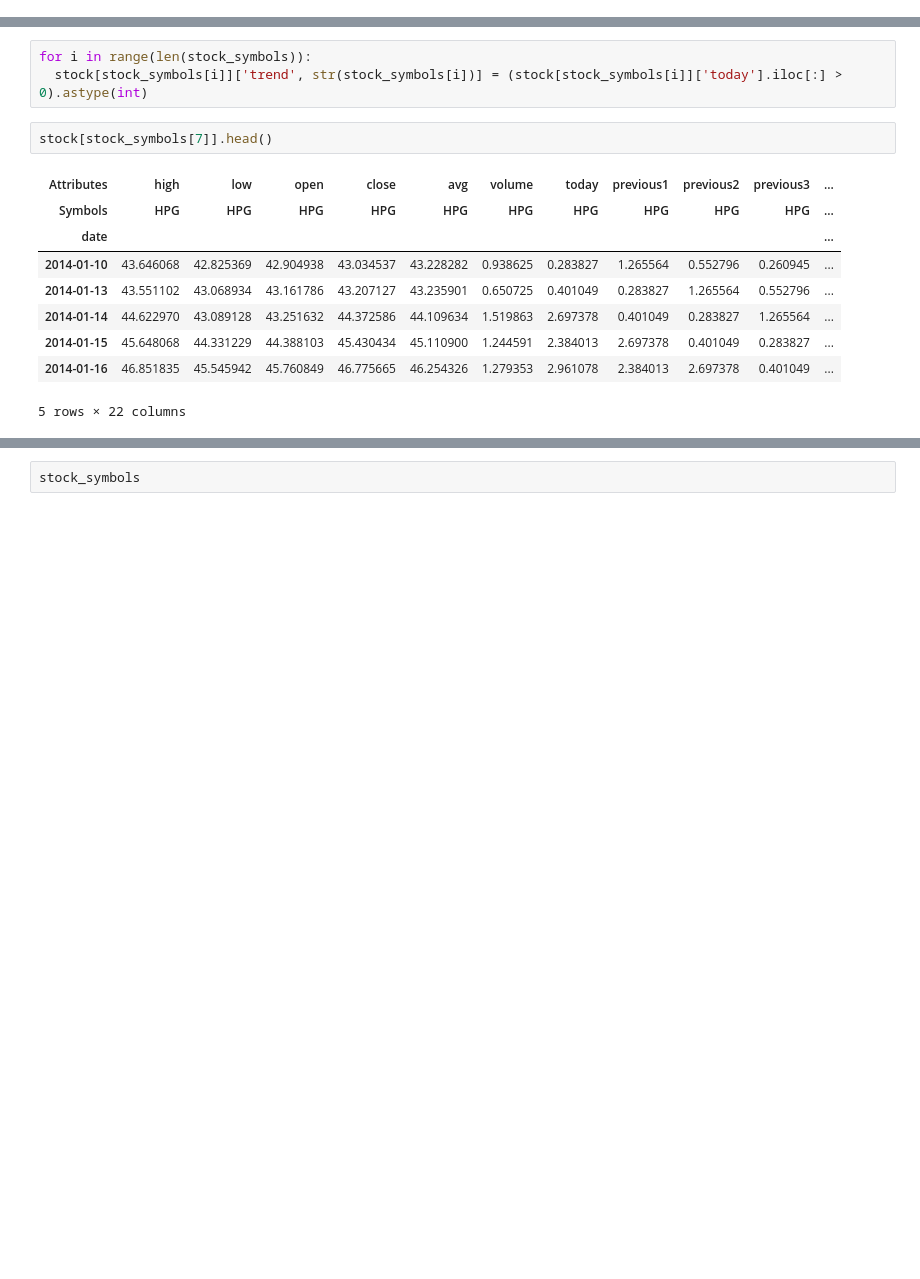
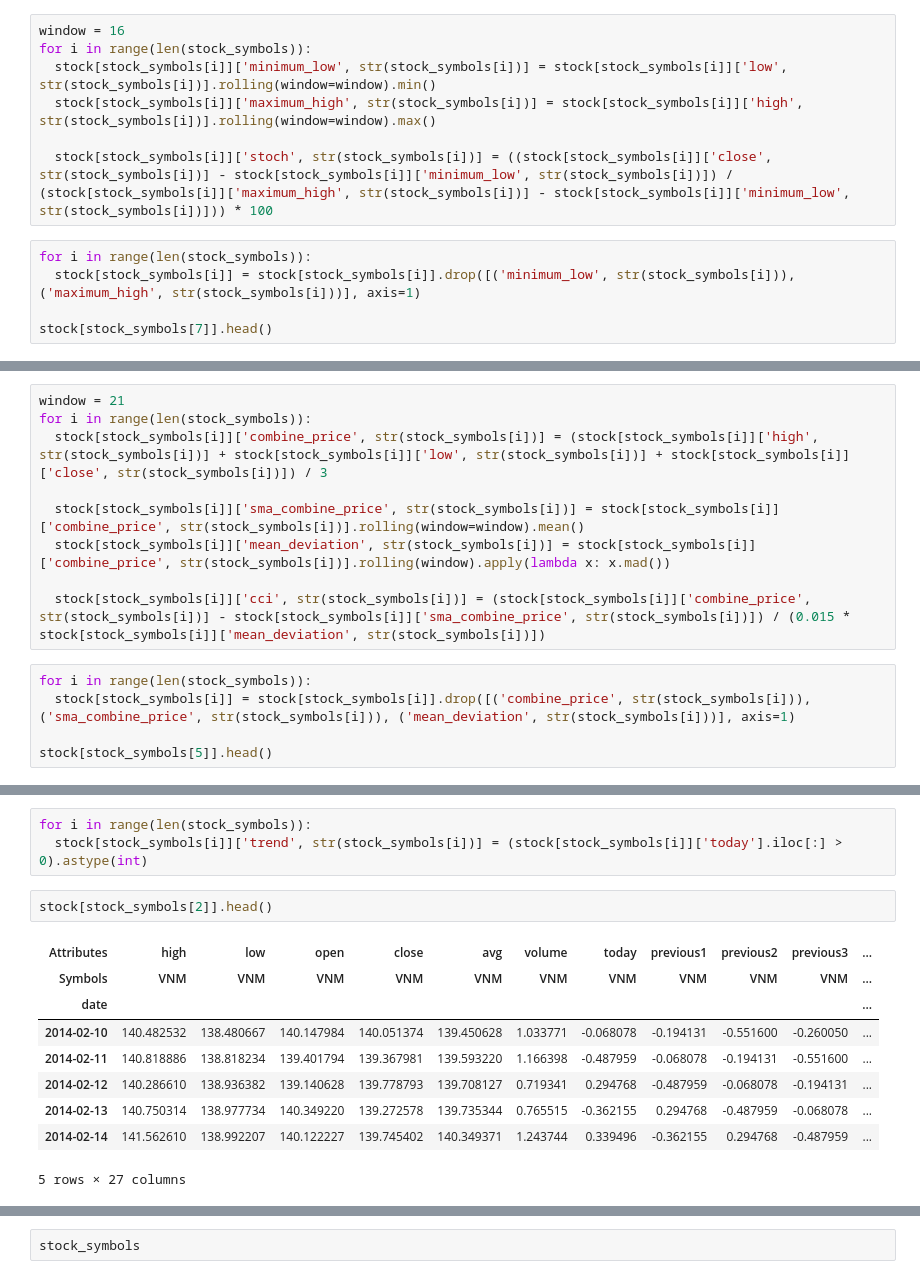
Before and after one commit to akaichi21/StockTrendPrediction, a Jupyter notebook: StockTrendPrediction_LogisticRegression_RandomForest.ipynb, the cells around one changed output, grey strips where cells are left out. Drawn from its saved outputs; the diff is of its cells as text; blank space fills up the shorter version.

```diff
--- a/StockTrendPrediction_LogisticRegression_RandomForest.ipynb
+++ b/StockTrendPrediction_LogisticRegression_RandomForest.ipynb
@@ -236,0 +302,12 @@ stock[stock_symbols[7]].head()
+# %%
+window = 16
+for i in range(len(stock_symbols)):
+  stock[stock_symbols[i]]['minimum_low', str(stock_symbols[i])] = stock[stock_symbols[i]]['low', str(stock_symbols[i])].rolling(window=window).min()
+  stock[stock_symbols[i]]['maximum_high', str(stock_symbols[i])] = stock[stock_symbols[i]]['high', str(stock_symbols[i])].rolling(window=window).max()
+
+  stock[stock_symbols[i]]['stoch', str(stock_symbols[i])] = ((stock[stock_symbols[i]]['close', str(stock_symbols[i])] - stock[stock_symbols[i]]['minimum_low', str(stock_symbols[i])]) / (stock[stock_symbols[i]]['maximum_high', str(stock_symbols[i])] - stock[stock_symbols[i]]['minimum_low', str(stock_symbols[i])])) * 100
+# %%
+for i in range(len(stock_symbols)):
+  stock[stock_symbols[i]] = stock[stock_symbols[i]].drop([('minimum_low', str(stock_symbols[i])), ('maximum_high', str(stock_symbols[i]))], axis=1)
+
+stock[stock_symbols[7]].head()
@@ -269,0 +357,14 @@ stock[stock_symbols[8]].head()
+# %%
+window = 21
+for i in range(len(stock_symbols)):
+  stock[stock_symbols[i]]['combine_price', str(stock_symbols[i])] = (stock[stock_symbols[i]]['high', str(stock_symbols[i])] + stock[stock_symbols[i]]['low', str(stock_symbols[i])] + stock[stock_symbols[i]]['close', str(stock_symbols[i])]) / 3
+
+  stock[stock_symbols[i]]['sma_combine_price', str(stock_symbols[i])] = stock[stock_symbols[i]]['combine_price', str(stock_symbols[i])].rolling(window=window).mean()
+  stock[stock_symbols[i]]['mean_deviation', str(stock_symbols[i])] = stock[stock_symbols[i]]['combine_price', str(stock_symbols[i])].rolling(window).apply(lambda x: x.mad())
+
+  stock[stock_symbols[i]]['cci', str(stock_symbols[i])] = (stock[stock_symbols[i]]['combine_price', str(stock_symbols[i])] - stock[stock_symbols[i]]['sma_combine_price', str(stock_symbols[i])]) / (0.015 * stock[stock_symbols[i]]['mean_deviation', str(stock_symbols[i])])
+# %%
+for i in range(len(stock_symbols)):
+  stock[stock_symbols[i]] = stock[stock_symbols[i]].drop([('combine_price', str(stock_symbols[i])), ('sma_combine_price', str(stock_symbols[i])), ('mean_deviation', str(stock_symbols[i]))], axis=1)
+
+stock[stock_symbols[5]].head()
@@ -302,17 +413,17 @@ stock[stock_symbols[8]].head()
 for i in range(len(stock_symbols)):
   stock[stock_symbols[i]]['trend', str(stock_symbols[i])] = (stock[stock_symbols[i]]['today'].iloc[:] > 0).astype(int)
 # %%
-stock[stock_symbols[7]].head()
+stock[stock_symbols[2]].head()
 # %% [output]
 | Attributes | high | low | open | close | avg | volume | today | previous1 | previous2 | previous3 | ... |
-| Symbols | HPG | HPG | HPG | HPG | HPG | HPG | HPG | HPG | HPG | HPG | ... |
+| Symbols | VNM | VNM | VNM | VNM | VNM | VNM | VNM | VNM | VNM | VNM | ... |
 | date |  |  |  |  |  |  |  |  |  |  | ... |
-| 2014-01-10 | 43.646068 | 42.825369 | 42.904938 | 43.034537 | 43.228282 | 0.938625 | 0.283827 | 1.265564 | 0.552796 | 0.260945 | ... |
-| 2014-01-13 | 43.551102 | 43.068934 | 43.161786 | 43.207127 | 43.235901 | 0.650725 | 0.401049 | 0.283827 | 1.265564 | 0.552796 | ... |
-| 2014-01-14 | 44.622970 | 43.089128 | 43.251632 | 44.372586 | 44.109634 | 1.519863 | 2.697378 | 0.401049 | 0.283827 | 1.265564 | ... |
-| 2014-01-15 | 45.648068 | 44.331229 | 44.388103 | 45.430434 | 45.110900 | 1.244591 | 2.384013 | 2.697378 | 0.401049 | 0.283827 | ... |
-| 2014-01-16 | 46.851835 | 45.545942 | 45.760849 | 46.775665 | 46.254326 | 1.279353 | 2.961078 | 2.384013 | 2.697378 | 0.401049 | ... |
+| 2014-02-10 | 140.482532 | 138.480667 | 140.147984 | 140.051374 | 139.450628 | 1.033771 | -0.068078 | -0.194131 | -0.551600 | -0.260050 | ... |
+| 2014-02-11 | 140.818886 | 138.818234 | 139.401794 | 139.367981 | 139.593220 | 1.166398 | -0.487959 | -0.068078 | -0.194131 | -0.551600 | ... |
+| 2014-02-12 | 140.286610 | 138.936382 | 139.140628 | 139.778793 | 139.708127 | 0.719341 | 0.294768 | -0.487959 | -0.068078 | -0.194131 | ... |
+| 2014-02-13 | 140.750314 | 138.977734 | 140.349220 | 139.272578 | 139.735344 | 0.765515 | -0.362155 | 0.294768 | -0.487959 | -0.068078 | ... |
+| 2014-02-14 | 141.562610 | 138.992207 | 140.122227 | 139.745402 | 140.349371 | 1.243744 | 0.339496 | -0.362155 | 0.294768 | -0.487959 | ... |
-5 rows × 22 columns
+5 rows × 27 columns
 # %%
 df = {}
 for i in range(len(stock_symbols)):
```
Also changed, not shown: parts of 218 cells of this notebook.
